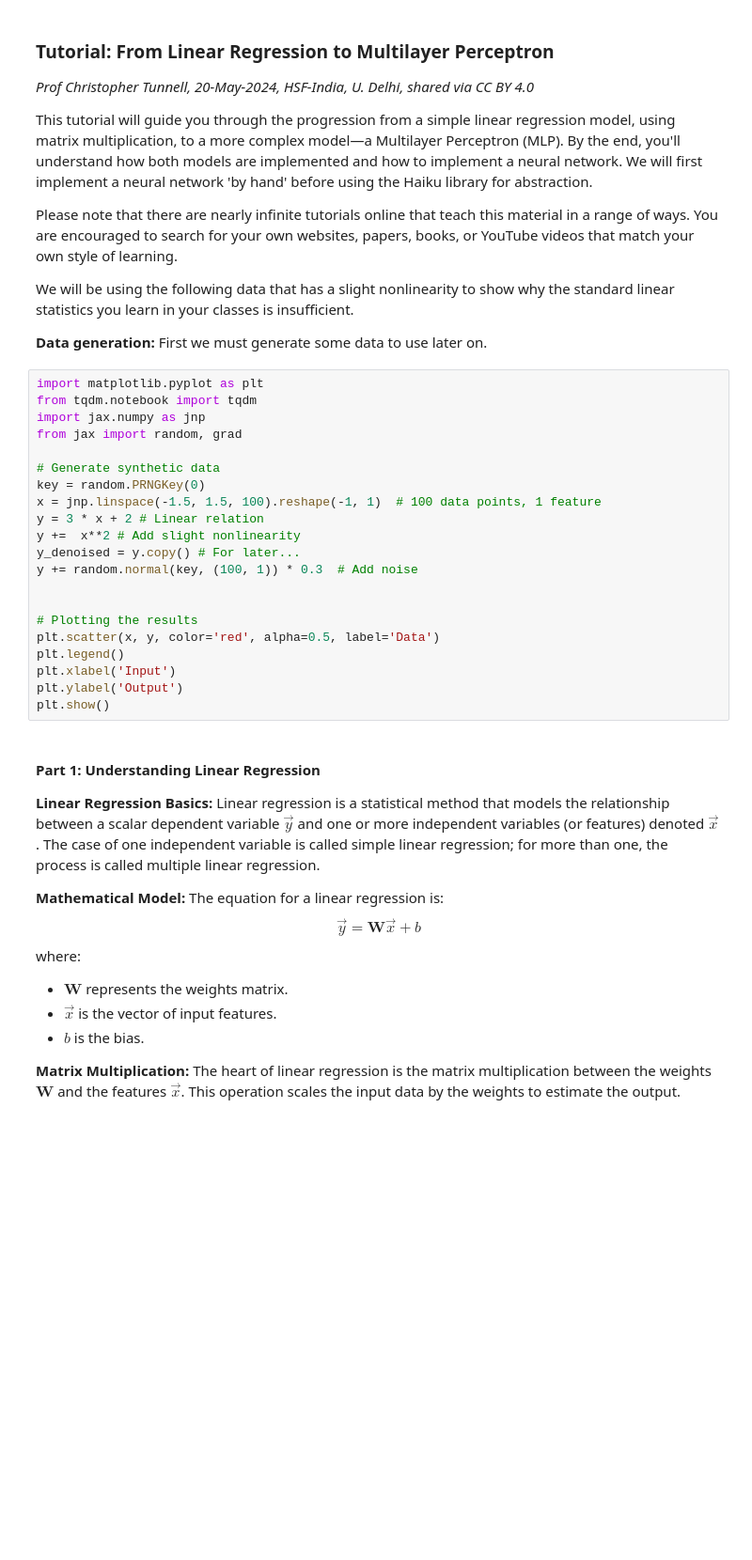
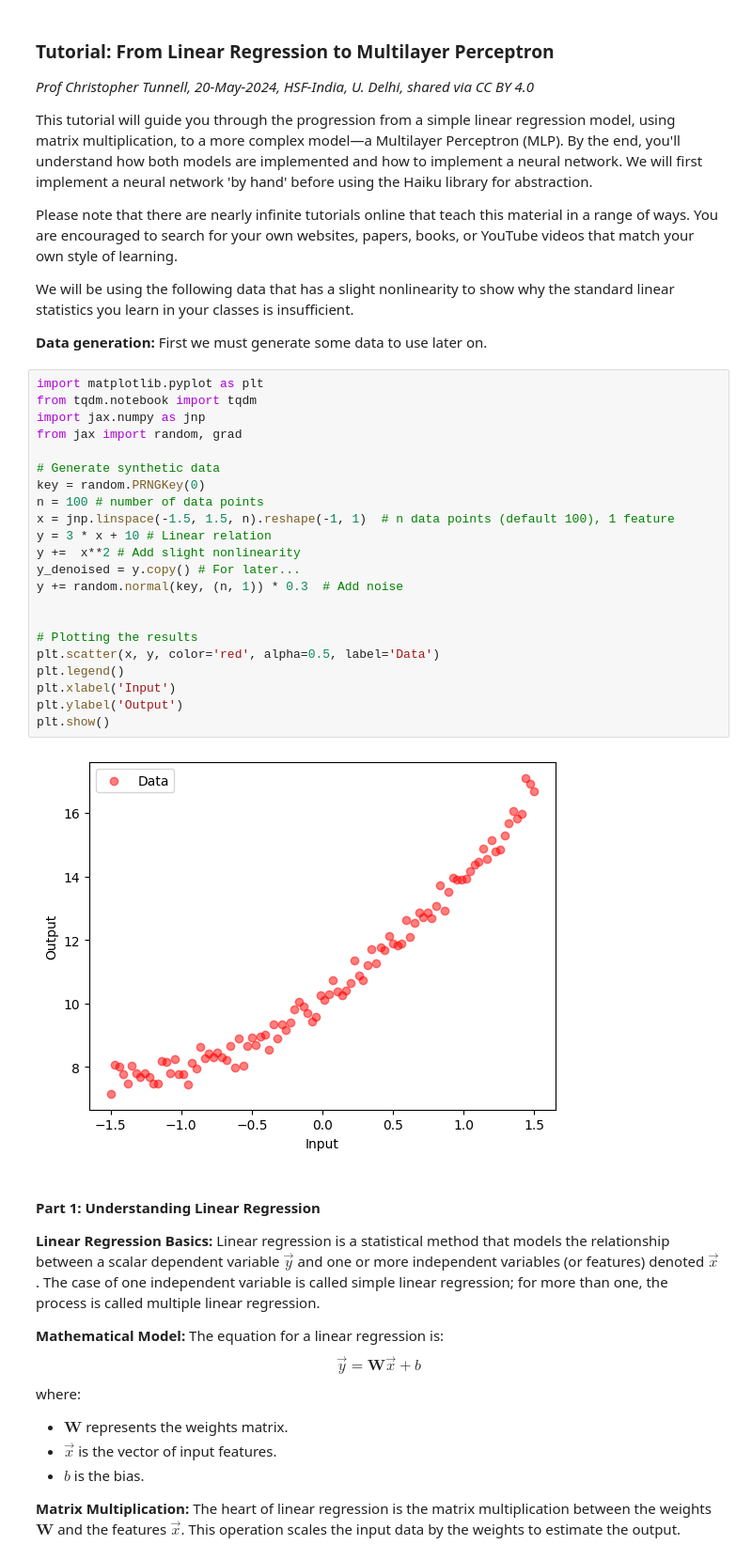
Before and after one commit to gordonwatts/hsf-india-ml-tutorial-2024-05, a Jupyter notebook: 00-jax_linearregression_to_mlp_to_haiku.ipynb, the cells around one changed output. Shown at 94% size. Cells and saved outputs as stored; diff of their text form; blank space fills up the shorter version.

```diff
--- a/00-jax_linearregression_to_mlp_to_haiku.ipynb
+++ b/00-jax_linearregression_to_mlp_to_haiku.ipynb
@@ -13,24 +13,27 @@ We will be using the following data that has a slight nonlinearity to show why t
 # %%
 import matplotlib.pyplot as plt
 from tqdm.notebook import tqdm
 import jax.numpy as jnp
 from jax import random, grad
 
 # Generate synthetic data
 key = random.PRNGKey(0)
-x = jnp.linspace(-1.5, 1.5, 100).reshape(-1, 1)  # 100 data points, 1 feature
-y = 3 * x + 2 # Linear relation
+n = 100 # number of data points
+x = jnp.linspace(-1.5, 1.5, n).reshape(-1, 1)  # n data points (default 100), 1 feature
+y = 3 * x + 10 # Linear relation
 y +=  x**2 # Add slight nonlinearity
 y_denoised = y.copy() # For later...
-y += random.normal(key, (100, 1)) * 0.3  # Add noise
+y += random.normal(key, (n, 1)) * 0.3  # Add noise
 
 
 # Plotting the results
 plt.scatter(x, y, color='red', alpha=0.5, label='Data')
 plt.legend()
 plt.xlabel('Input')
 plt.ylabel('Output')
 plt.show()
+# %% [output]
+[figure, added]
 # %% [markdown]
 
 
```
Also changed, not shown: parts of 10 cells of this notebook.
